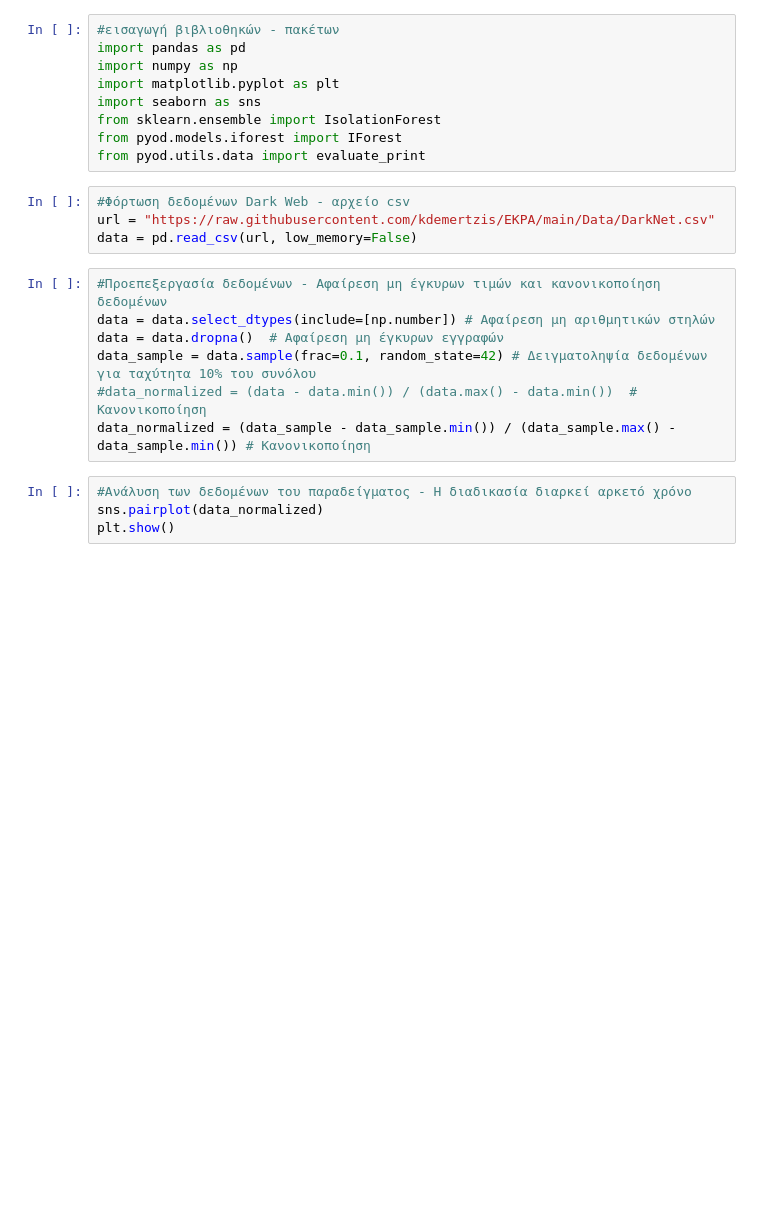
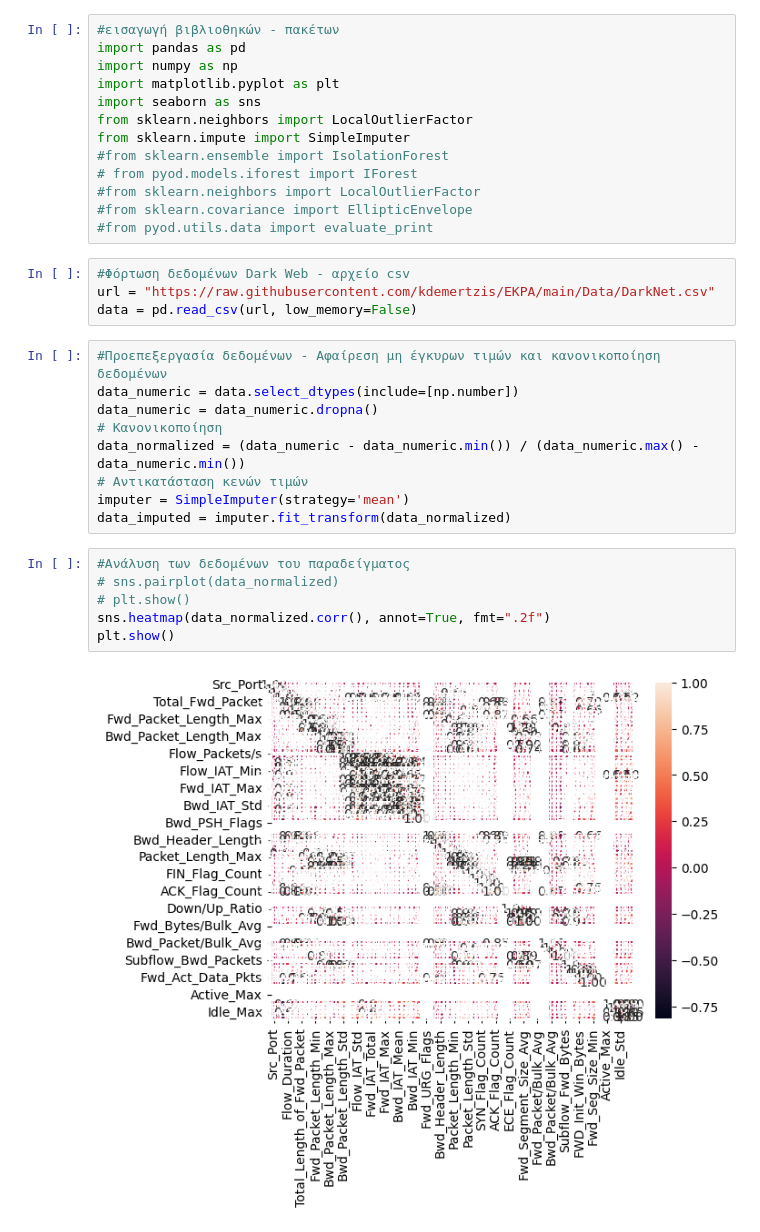
Before and after one commit to kovasant/Anomaly_Detection_Dark_WEB, a Jupyter notebook: Kovas_Anomaly_Detection_Dark_WEB.ipynb, the cells around one changed output. Cells and saved outputs as stored; diff of their text form; blank space fills up the shorter version.

```diff
--- a/Kovas_Anomaly_Detection_Dark_WEB.ipynb
+++ b/Kovas_Anomaly_Detection_Dark_WEB.ipynb
@@ -27,23 +28,33 @@ import pandas as pd
 import numpy as np
 import matplotlib.pyplot as plt
 import seaborn as sns
-from sklearn.ensemble import IsolationForest
-from pyod.models.iforest import IForest
-from pyod.utils.data import evaluate_print
+from sklearn.neighbors import LocalOutlierFactor
+from sklearn.impute import SimpleImputer
+#from sklearn.ensemble import IsolationForest
+# from pyod.models.iforest import IForest
+#from sklearn.neighbors import LocalOutlierFactor
+#from sklearn.covariance import EllipticEnvelope
+#from pyod.utils.data import evaluate_print
 # %%
 #Φόρτωση δεδομένων Dark Web - αρχείο csv
 url = "https://raw.githubusercontent.com/kdemertzis/EKPA/main/Data/DarkNet.csv"
 data = pd.read_csv(url, low_memory=False)
-# %%
-#Προεπεξεργασία δεδομένων - Αφαίρεση μη έγκυρων τιμών και κανονικοποίηση δεδομένων
-data = data.select_dtypes(include=[np.number]) # Αφαίρεση μη αριθμητικών στηλών
-data = data.dropna()  # Αφαίρεση μη έγκυρων εγγραφών
-data_sample = data.sample(frac=0.1, random_state=42) # Δειγματοληψία δεδομένων για ταχύτητα 10% του συνόλου
-#data_normalized = (data - data.min()) / (data.max() - data.min())  # Κανονικοποίηση
-data_normalized = (data_sample - data_sample.min()) / (data_sample.max() - data_sample.min()) # Κανονικοποίηση
+# %%
+#Προεπεξεργασία δεδομένων - Αφαίρεση μη έγκυρων τιμών και κανονικοποίηση δεδομένων
+data_numeric = data.select_dtypes(include=[np.number])
+data_numeric = data_numeric.dropna()
+# Κανονικοποίηση
+data_normalized = (data_numeric - data_numeric.min()) / (data_numeric.max() - data_numeric.min())
+# Αντικατάσταση κενών τιμών
+imputer = SimpleImputer(strategy='mean')
+data_imputed = imputer.fit_transform(data_normalized)
 # %%
-#Ανάλυση των δεδομένων του παραδείγματος - Η διαδικασία διαρκεί αρκετό χρόνο
-sns.pairplot(data_normalized)
+#Ανάλυση των δεδομένων του παραδείγματος
+# sns.pairplot(data_normalized)
+# plt.show()
+sns.heatmap(data_normalized.corr(), annot=True, fmt=".2f")
 plt.show()
+# %% [output]
+[figure, added]
 # %%
 #Χρήση του αλγορίθμου Isolation Forest για Ανίχνευση ανωμαλιών
```
Also changed, not shown: parts of 4 cells of this notebook.
